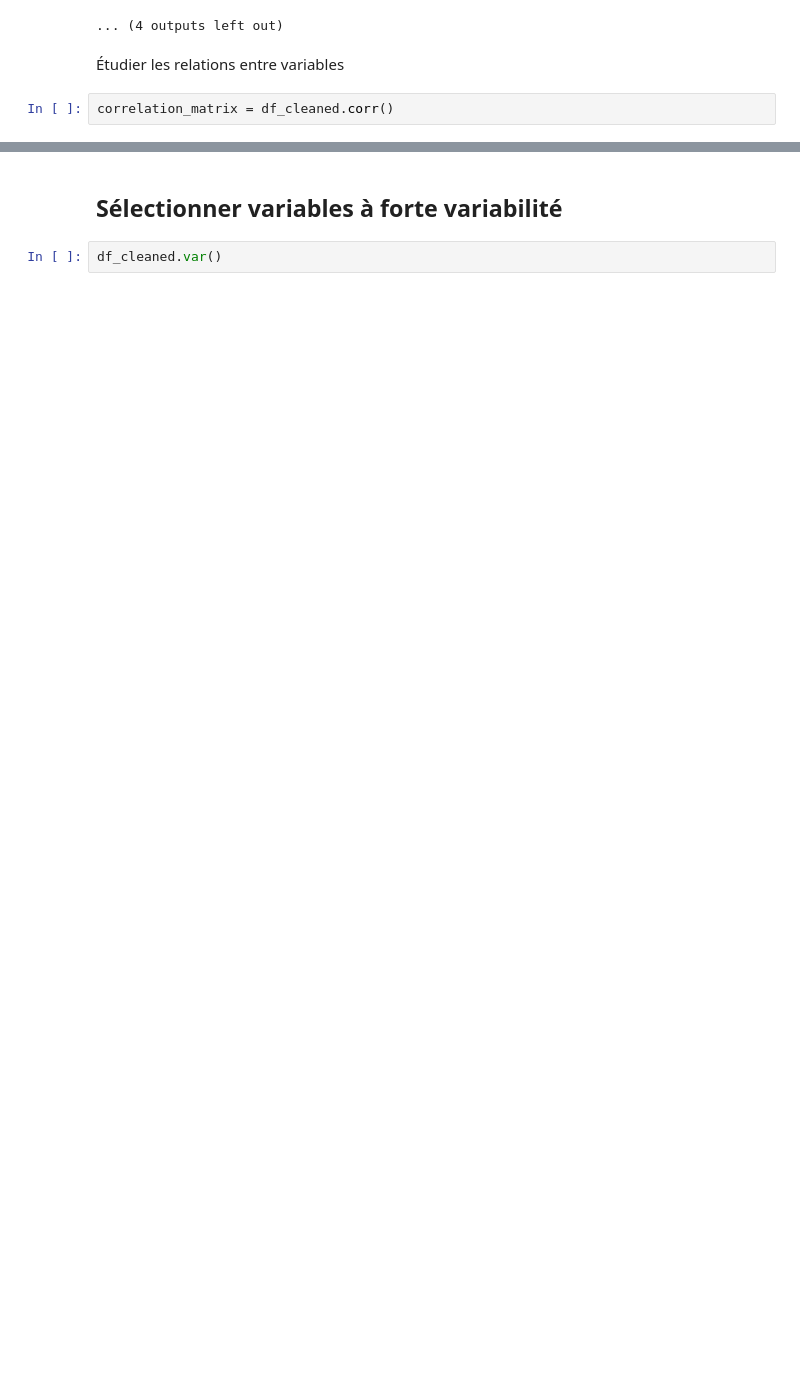
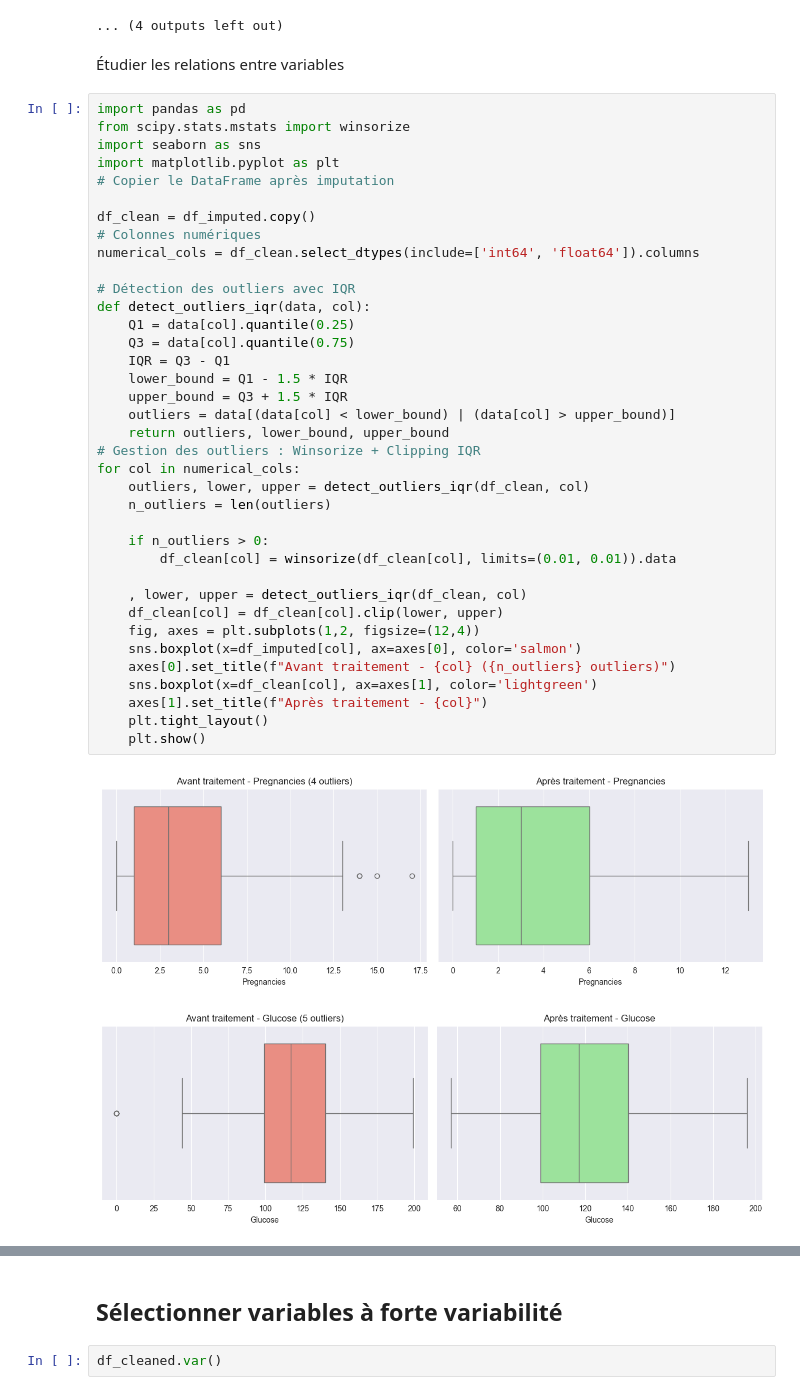
Before and after one commit to YounessBoumeshouli/Analyse_et_Pr-diction_du_Risque_de_Diab-te, a Jupyter notebook: main.ipynb, the cells around one changed output, grey strips where cells are left out. Drawn from its saved outputs; the diff is of its cells as text; blank space fills up the shorter version.

```diff
--- a/main.ipynb
+++ b/main.ipynb
@@ -344,5 +301,43 @@ Total outliers removed: 70
 ... (4 outputs left out)
 # %% [markdown]
 Étudier les relations entre variables
-# %%
-correlation_matrix = df_cleaned.corr()
+# %%
+import pandas as pd
+from scipy.stats.mstats import winsorize
+import seaborn as sns
+import matplotlib.pyplot as plt
+# Copier le DataFrame après imputation
+
+df_clean = df_imputed.copy()
+# Colonnes numériques
+numerical_cols = df_clean.select_dtypes(include=['int64', 'float64']).columns
+
+# Détection des outliers avec IQR
+def detect_outliers_iqr(data, col):
+    Q1 = data[col].quantile(0.25)
+    Q3 = data[col].quantile(0.75)
+    IQR = Q3 - Q1
+    lower_bound = Q1 - 1.5 * IQR
+    upper_bound = Q3 + 1.5 * IQR
+    outliers = data[(data[col] < lower_bound) | (data[col] > upper_bound)]
+    return outliers, lower_bound, upper_bound
+# Gestion des outliers : Winsorize + Clipping IQR
+for col in numerical_cols:
+    outliers, lower, upper = detect_outliers_iqr(df_clean, col)
+    n_outliers = len(outliers)
+
+    if n_outliers > 0:
+        df_clean[col] = winsorize(df_clean[col], limits=(0.01, 0.01)).data
+
+    , lower, upper = detect_outliers_iqr(df_clean, col)
+    df_clean[col] = df_clean[col].clip(lower, upper)
+    fig, axes = plt.subplots(1,2, figsize=(12,4))
+    sns.boxplot(x=df_imputed[col], ax=axes[0], color='salmon')
+    axes[0].set_title(f"Avant traitement - {col} ({n_outliers} outliers)")
+    sns.boxplot(x=df_clean[col], ax=axes[1], color='lightgreen')
+    axes[1].set_title(f"Après traitement - {col}")
+    plt.tight_layout()
+    plt.show()
+# %% [output]
+[figure, added]
+[figure, added]
```
Also changed, not shown: parts of 11 cells of this notebook.
